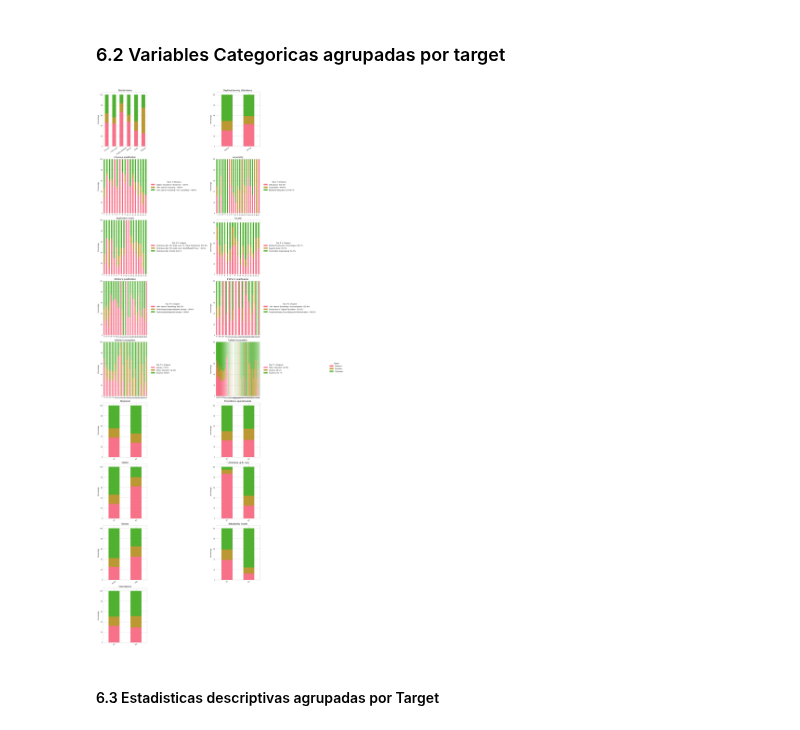
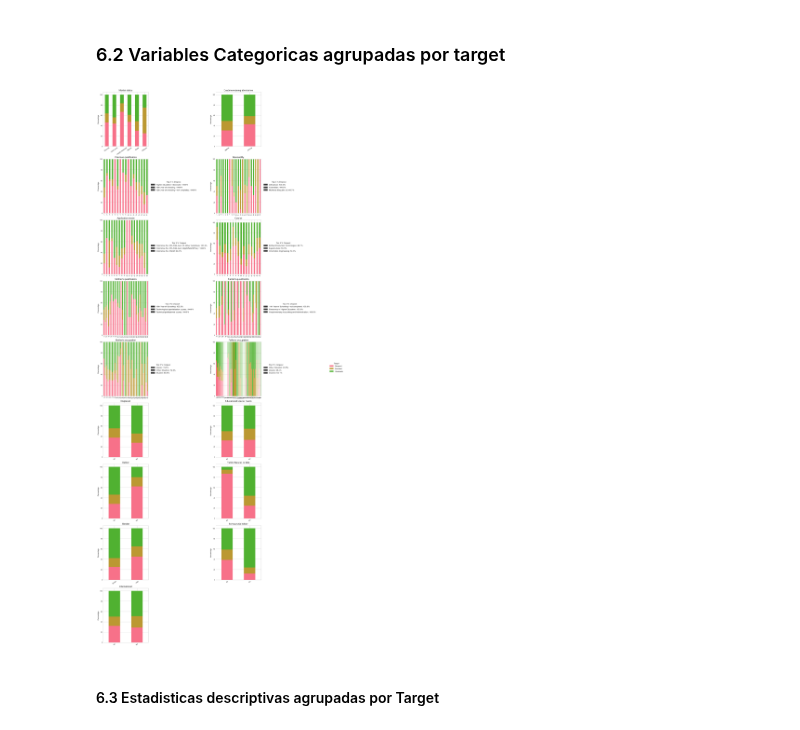
Before and after one commit to oscarmejias/Microproyecto-1, a Jupyter notebook: notebooks/eda_dropout_students.ipynb, the cells around one changed output. Cells and saved outputs as stored; diff of their text form; code cells hidden in the pictures.

Commit message:
fix leyend color

```diff
--- a/notebooks/eda_dropout_students.ipynb
+++ b/notebooks/eda_dropout_students.ipynb
@@ -588,6 +588,7 @@ else:
 ### 6.2 Variables Categoricas agrupadas por target
 # %%
 import textwrap
+from matplotlib.patches import Patch
 
 def plot_stacked_bars_grid(df, cat_cols, target_col="Target", normalize=True, ncols=2, mapping=None):
 
@@ -625,36 +626,39 @@ def plot_stacked_bars_grid(df, cat_cols, target_col="Target", normalize=True, nc
         plt.setp(axes[i].get_xticklabels(), rotation=35, fontsize=8)
 
         # Leyenda solo si >10 categorías
         if unique_count > 10:
             ct_raw = pd.crosstab(s_raw, df[target_col])
             if dropout_value in ct_raw.columns:
                 dropout_pct = (ct_raw[dropout_value] / ct_raw.sum(axis=1) * 100)\
                                 .sort_values(ascending=False).head(3)
                 legend_labels = []
                 for code, pct in dropout_pct.items():
                     label = mapping.get(col, {}).get(code, str(code)) if mapping else str(code)
                     legend_labels.append(f"{label}: {pct:.1f}%")
 
+                color = "#333333"  # el color que quieras
+                handles = [Patch(color=color, label=lbl) for lbl in legend_labels]
+
                 axes[i].legend(
-                    legend_labels,
+                    handles=handles,
                     title="Top 3 % Dropout",
                     loc="center left",
-                    bbox_to_anchor=(1.05, 0.5)
+                    bbox_to_anchor=(1.02, 0.5)
                 )
 
     handles, labels = axes[0].get_legend_handles_labels()
     if handles:
         fig.legend(handles, labels, title=target_col, loc="center left", bbox_to_anchor=(1.05, 0.5))
 
     for j in range(i+1, len(axes)):
         axes[j].axis("off")
 
     plt.show()
 
 # uso
 plot_stacked_bars_grid(df, real_categorical_cols, target_col="Target", normalize=True, ncols=2, mapping=mapping)
 # %% [output]
-[figure, old version]
+[figure, new version]
 # %% [markdown]
 #### 6.3 Estadisticas descriptivas agrupadas por Target
 # %%
```
